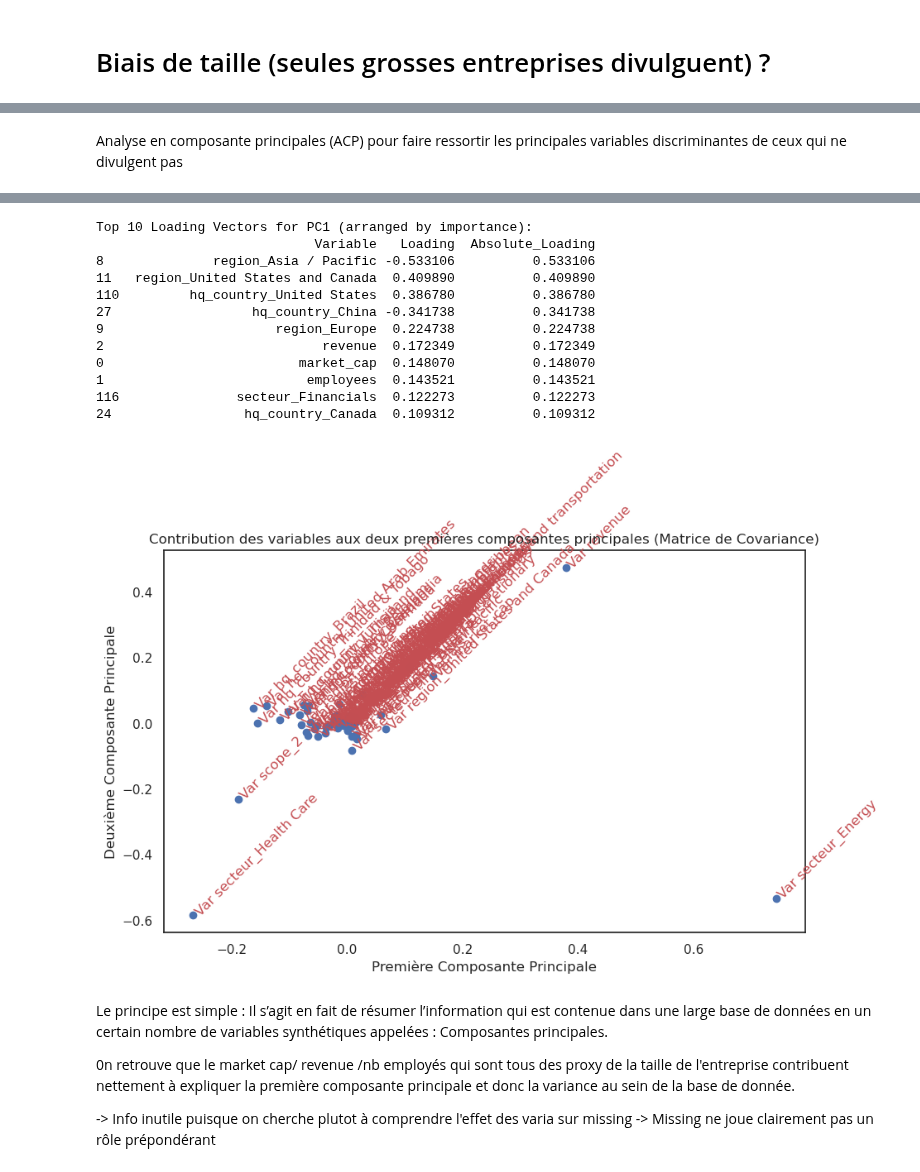
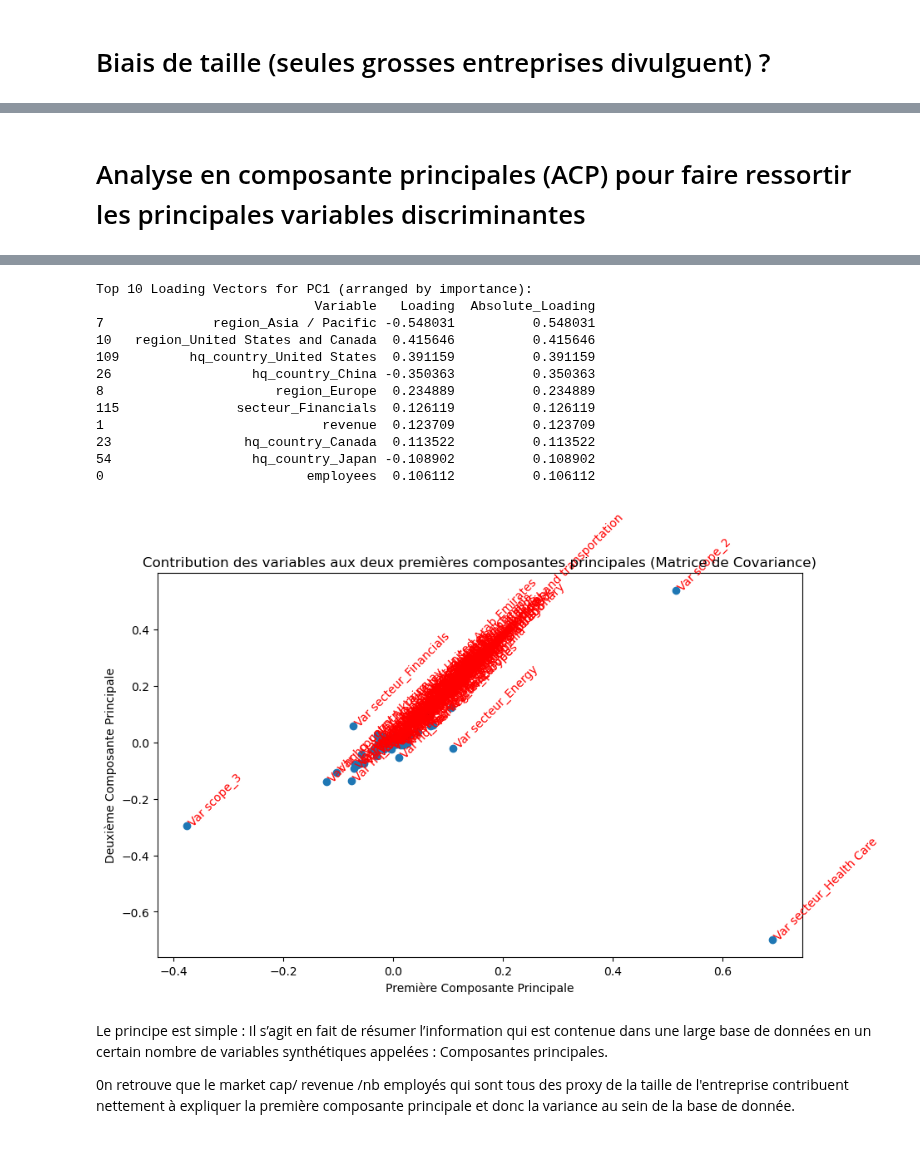
Before and after one commit to pierperri/StatApp, a Jupyter notebook: ACP.ipynb, the cells around one changed output, grey strips where cells are left out. Cells and saved outputs as stored; diff of their text form; code cells hidden in the pictures.

```diff
--- a/ACP.ipynb
+++ b/ACP.ipynb
@@ -481,5 +640,5 @@ scope_3  0.085535  0.062567  1.000000
 # %% [markdown]
-Analyse en composante principales (ACP) pour faire ressortir les principales variables discriminantes de ceux qui ne divulgent pas
+# Analyse en composante principales (ACP) pour faire ressortir les principales variables discriminantes
 # %%
 # Importing necessary libraries
 from sklearn.decomposition import PCA
@@ -488,7 +647,7 @@ from sklearn.impute import SimpleImputer
 from sklearn.compose import ColumnTransformer
 
 # Selecting relevant features for PCA
-X = imp_data[['secteur','region', 'hq_country', 'market_cap', 'employees', 'revenue',
+X = imp_data[['secteur','region', 'hq_country', 'employees', 'revenue',
                                'scope_1','scope_2', 'scope_3',
                                 'hours_of_training','missing']]
 
@@ -501,7 +660,7 @@ region_columns = [col for col in X.columns if col.startswith('region') or col.st
 X[region_columns] = X[region_columns].astype(int)
 
 # Define columns for which you want to impute missing values with mean
-columns_to_impute = ['scope_1', 'scope_2', 'scope_3', 'hours_of_training','market_cap', 'employees', 'revenue']
+columns_to_impute = ['scope_1', 'scope_2', 'scope_3', 'hours_of_training', 'employees', 'revenue']
 
 # Apply imputation for specified columns
 imputer = SimpleImputer(strategy='mean')
@@ -538,9 +697,6 @@ decomposition_first_pc_sorted = decomposition_first_pc.sort_values(by='Absolute_
 print("Top 10 Loading Vectors for PC1 (arranged by importance):")
 print(decomposition_first_pc_sorted.head(10))
 
-
-
-
 # Interpreting first two principal component
 
 composantes_principales = pca.components_
@@ -569,21 +725,18 @@ plt.show()
 Top 10 Loading Vectors for PC1 (arranged by importance):
                             Variable   Loading  Absolute_Loading
-8              region_Asia / Pacific -0.533106          0.533106
-11   region_United States and Canada  0.409890          0.409890
-110         hq_country_United States  0.386780          0.386780
-27                  hq_country_China -0.341738          0.341738
-9                      region_Europe  0.224738          0.224738
-2                            revenue  0.172349          0.172349
-0                         market_cap  0.148070          0.148070
-1                          employees  0.143521          0.143521
-116               secteur_Financials  0.122273          0.122273
-24                 hq_country_Canada  0.109312          0.109312
+7              region_Asia / Pacific -0.548031          0.548031
+10   region_United States and Canada  0.415646          0.415646
+109         hq_country_United States  0.391159          0.391159
+26                  hq_country_China -0.350363          0.350363
+8                      region_Europe  0.234889          0.234889
+115               secteur_Financials  0.126119          0.126119
+1                            revenue  0.123709          0.123709
+23                 hq_country_Canada  0.113522          0.113522
+54                  hq_country_Japan -0.108902          0.108902
+0                          employees  0.106112          0.106112
-[figure, old version]
+[figure, new version]
 # %% [markdown]
 Le principe est simple : Il s’agit en fait de résumer l’information qui est contenue dans une large base de données en un certain nombre de variables synthétiques appelées : Composantes principales.
 
 
 0n retrouve que le market cap/ revenue /nb employés qui sont tous des proxy de la taille de l'entreprise contribuent nettement à expliquer la première composante principale et donc la variance au sein de la base de donnée.
-
--> Info inutile puisque on cherche plutot à comprendre l'effet des varia sur missing
--> Missing ne joue clairement pas un rôle prépondérant
```
Also changed, not shown: parts of 18 cells of this notebook.
